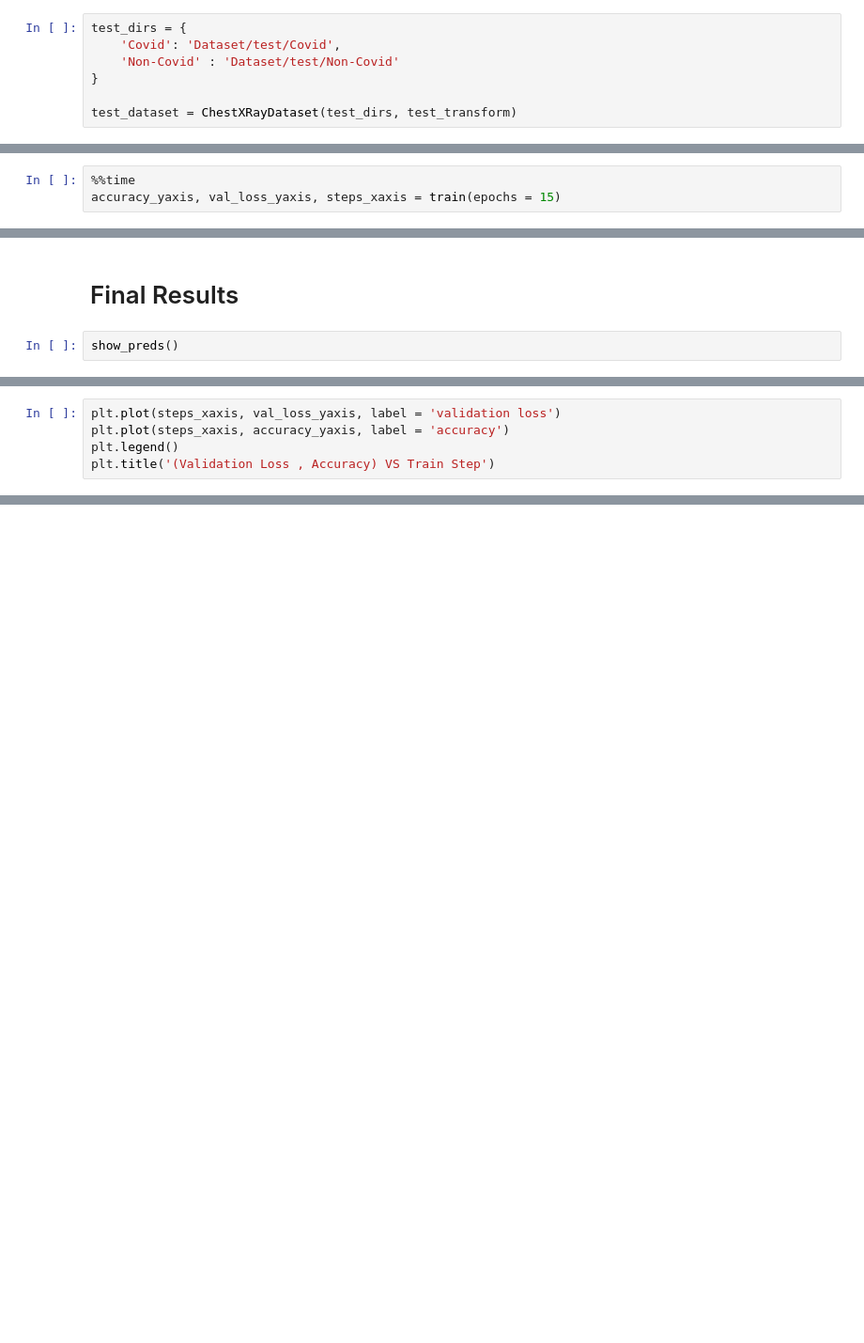
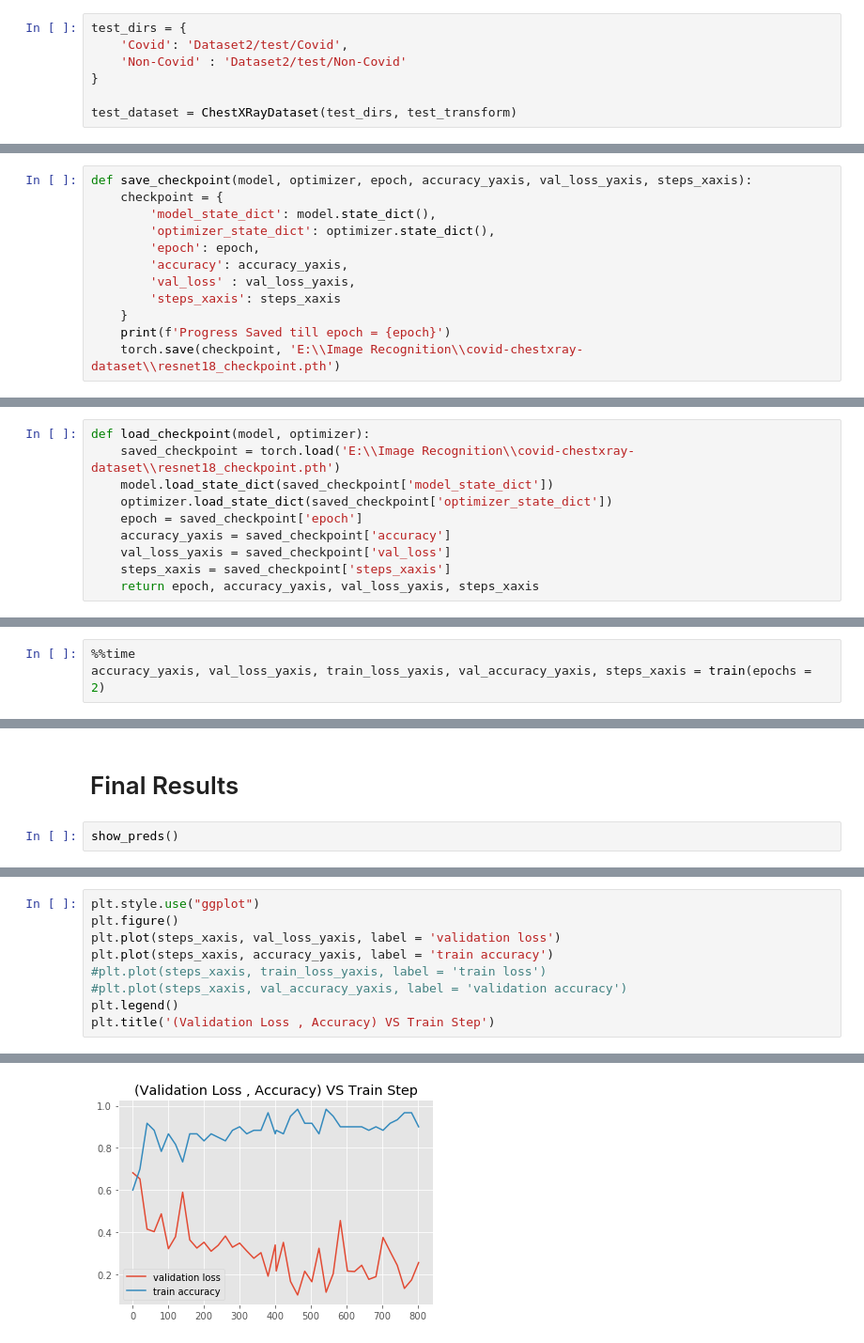
Before and after one commit to kalpadiptyaroy/Research, a Jupyter notebook: Resnet18_Notebook.ipynb, the cells around one changed output, grey strips where cells are left out. Shown at 94% size. Saved outputs shown, nothing was run; the diff lists cells and outputs as text; blank space fills up the shorter version.

Commit message:
Modified for Dataset2

```diff
--- a/Resnet18_Notebook.ipynb
+++ b/Resnet18_Notebook.ipynb
@@ -105,7 +99,7 @@ train_dataset = ChestXRayDataset(train_dirs, train_transform)
 # %%
 test_dirs = {
-    'Covid': 'Dataset/test/Covid',
-    'Non-Covid' : 'Dataset/test/Non-Covid'
+    'Covid': 'Dataset2/test/Covid',
+    'Non-Covid' : 'Dataset2/test/Non-Covid'
 }
 
 test_dataset = ChestXRayDataset(test_dirs, test_transform)
@@ -166,0 +168,12 @@ show_preds
+# %%
+def save_checkpoint(model, optimizer, epoch, accuracy_yaxis, val_loss_yaxis, steps_xaxis):
+    checkpoint = {
+        'model_state_dict': model.state_dict(),
+        'optimizer_state_dict': optimizer.state_dict(),
+        'epoch': epoch,
+        'accuracy': accuracy_yaxis,
+        'val_loss' : val_loss_yaxis,
+        'steps_xaxis': steps_xaxis
+    }
+    print(f'Progress Saved till epoch = {epoch}')
+    torch.save(checkpoint, 'E:\\Image Recognition\\covid-chestxray-dataset\\resnet18_checkpoint.pth')
@@ -167,3 +182,13 @@ show_preds
+# %%
+def load_checkpoint(model, optimizer):
+    saved_checkpoint = torch.load('E:\\Image Recognition\\covid-chestxray-dataset\\resnet18_checkpoint.pth')
+    model.load_state_dict(saved_checkpoint['model_state_dict'])
+    optimizer.load_state_dict(saved_checkpoint['optimizer_state_dict'])
+    epoch = saved_checkpoint['epoch']
+    accuracy_yaxis = saved_checkpoint['accuracy']
+    val_loss_yaxis = saved_checkpoint['val_loss']
+    steps_xaxis = saved_checkpoint['steps_xaxis']
+    return epoch, accuracy_yaxis, val_loss_yaxis, steps_xaxis
 # %% [markdown]
 # Training the Model
 # %%
@@ -223,3 +267,3 @@ def train(epochs):
 # %%
 %%time
-accuracy_yaxis, val_loss_yaxis, steps_xaxis = train(epochs = 15)
+accuracy_yaxis, val_loss_yaxis, train_loss_yaxis, val_accuracy_yaxis, steps_xaxis = train(epochs = 2)
@@ -230,5 +294,10 @@ show_preds()
 # %%
+plt.style.use("ggplot")
+plt.figure()
 plt.plot(steps_xaxis, val_loss_yaxis, label = 'validation loss')
-plt.plot(steps_xaxis, accuracy_yaxis, label = 'accuracy')
+plt.plot(steps_xaxis, accuracy_yaxis, label = 'train accuracy')
+#plt.plot(steps_xaxis, train_loss_yaxis, label = 'train loss')
+#plt.plot(steps_xaxis, val_accuracy_yaxis, label = 'validation accuracy')
 plt.legend()
 plt.title('(Validation Loss , Accuracy) VS Train Step')
+# %% [output]
@@ -234,0 +305 @@ plt.title('(Validation Loss , Accuracy) VS Train Step')
+[figure, added]
```
Also changed, not shown: parts of 14 cells of this notebook, 4 other files.
